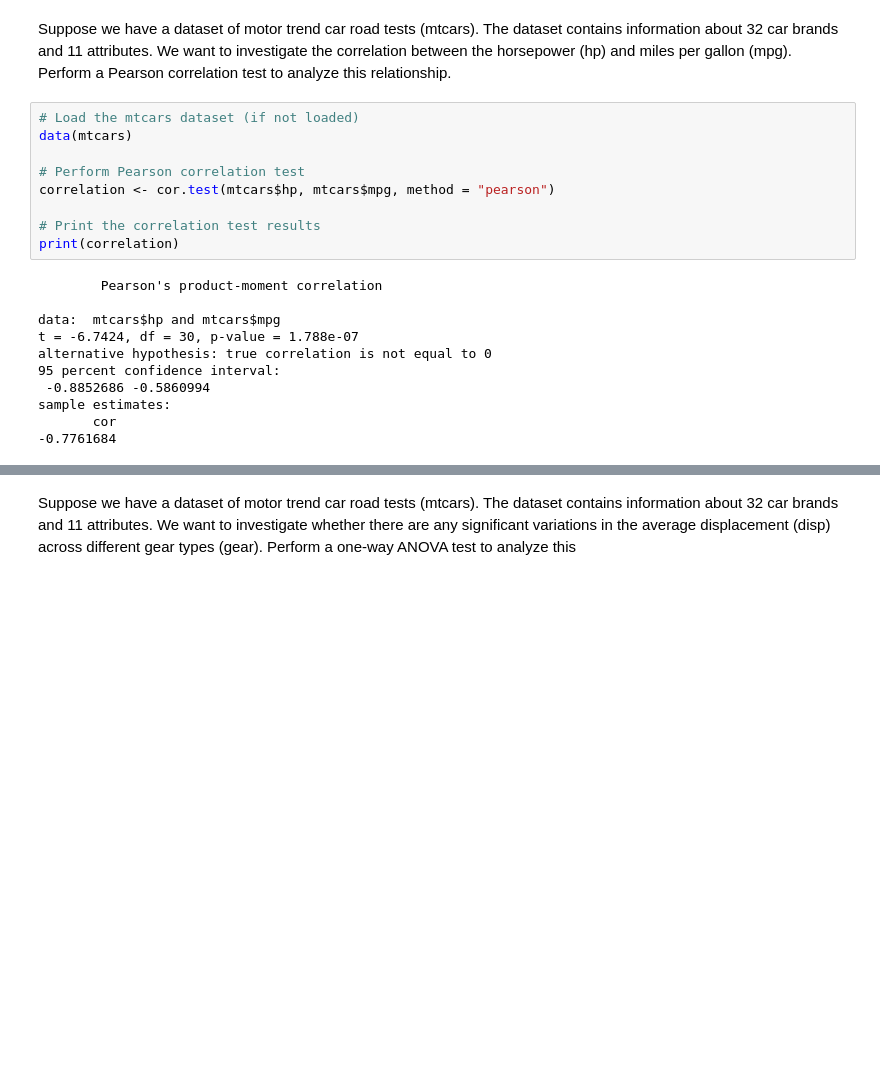
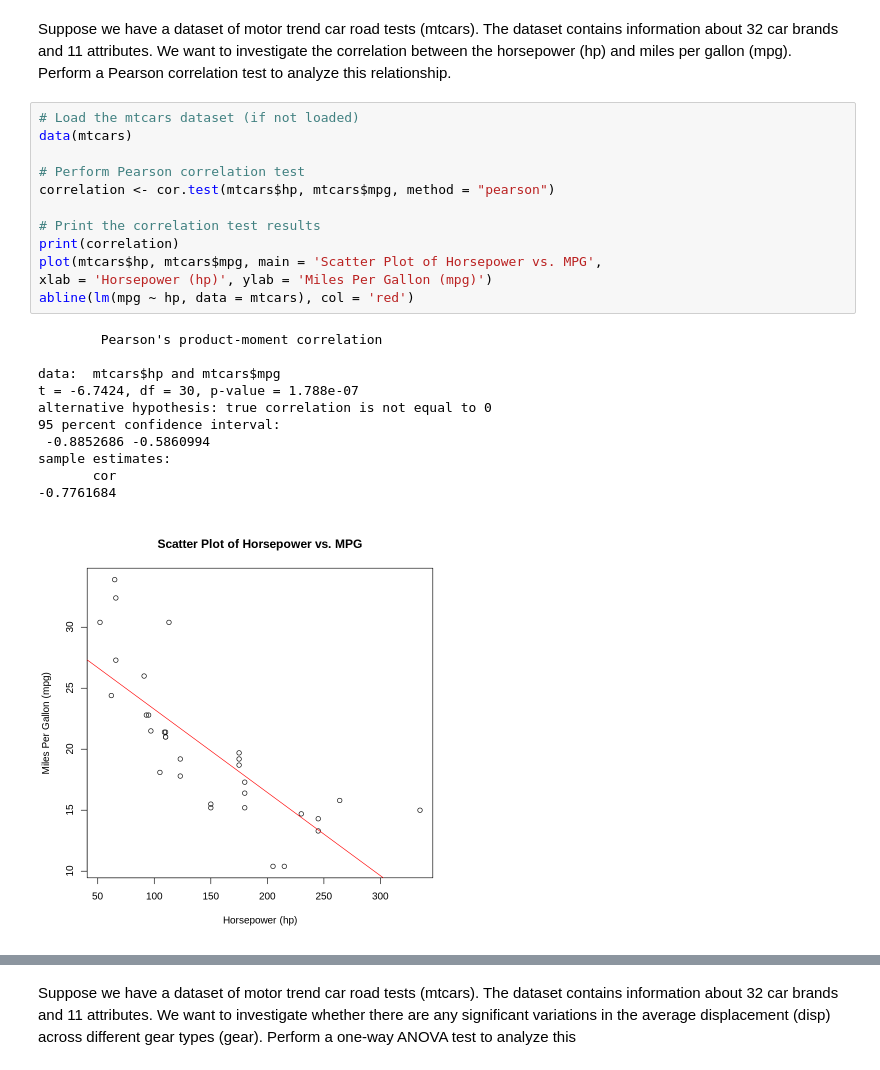
Before and after one commit to ReVuz/R_programming, a Jupyter notebook: qn12_13_14.ipynb, the cells around one changed output, grey strips where cells are left out. Saved outputs shown, nothing was run; the diff lists cells and outputs as text; blank space fills up the shorter version.

```diff
--- a/qn12_13_14.ipynb
+++ b/qn12_13_14.ipynb
@@ -16,20 +16,24 @@ Suppose we have a dataset of motor trend car road tests (mtcars). The dataset co
 # %%
 # Load the mtcars dataset (if not loaded)
 data(mtcars)
 
 # Perform Pearson correlation test
 correlation <- cor.test(mtcars$hp, mtcars$mpg, method = "pearson")
 
 # Print the correlation test results
 print(correlation)
+plot(mtcars$hp, mtcars$mpg, main = 'Scatter Plot of Horsepower vs. MPG',
+xlab = 'Horsepower (hp)', ylab = 'Miles Per Gallon (mpg)')
+abline(lm(mpg ~ hp, data = mtcars), col = 'red')
 # %% [output]
         Pearson's product-moment correlation
 
 data:  mtcars$hp and mtcars$mpg
 t = -6.7424, df = 30, p-value = 1.788e-07
 alternative hypothesis: true correlation is not equal to 0
 95 percent confidence interval:
  -0.8852686 -0.5860994
 sample estimates:
        cor
 -0.7761684
+[figure, added]
```
Also changed, not shown: parts of 1 cell of this notebook.
